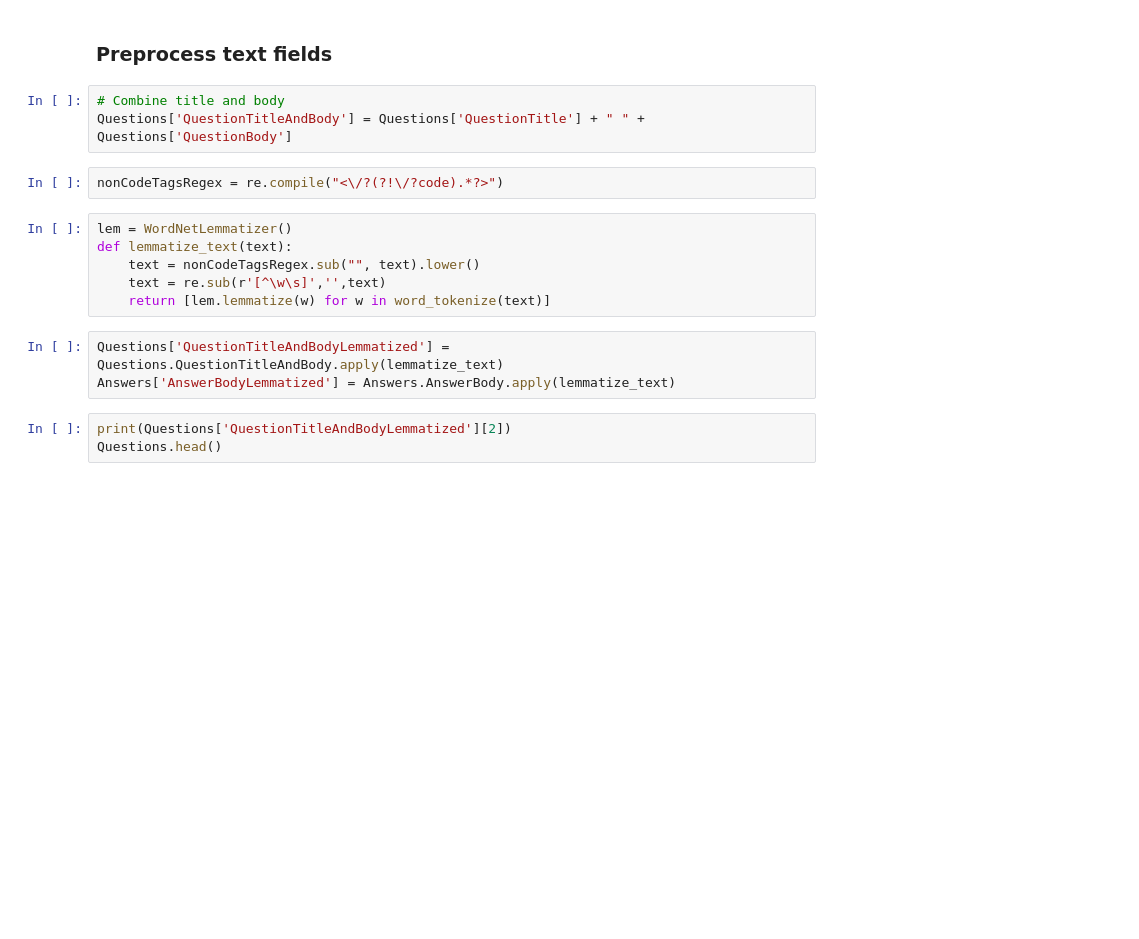
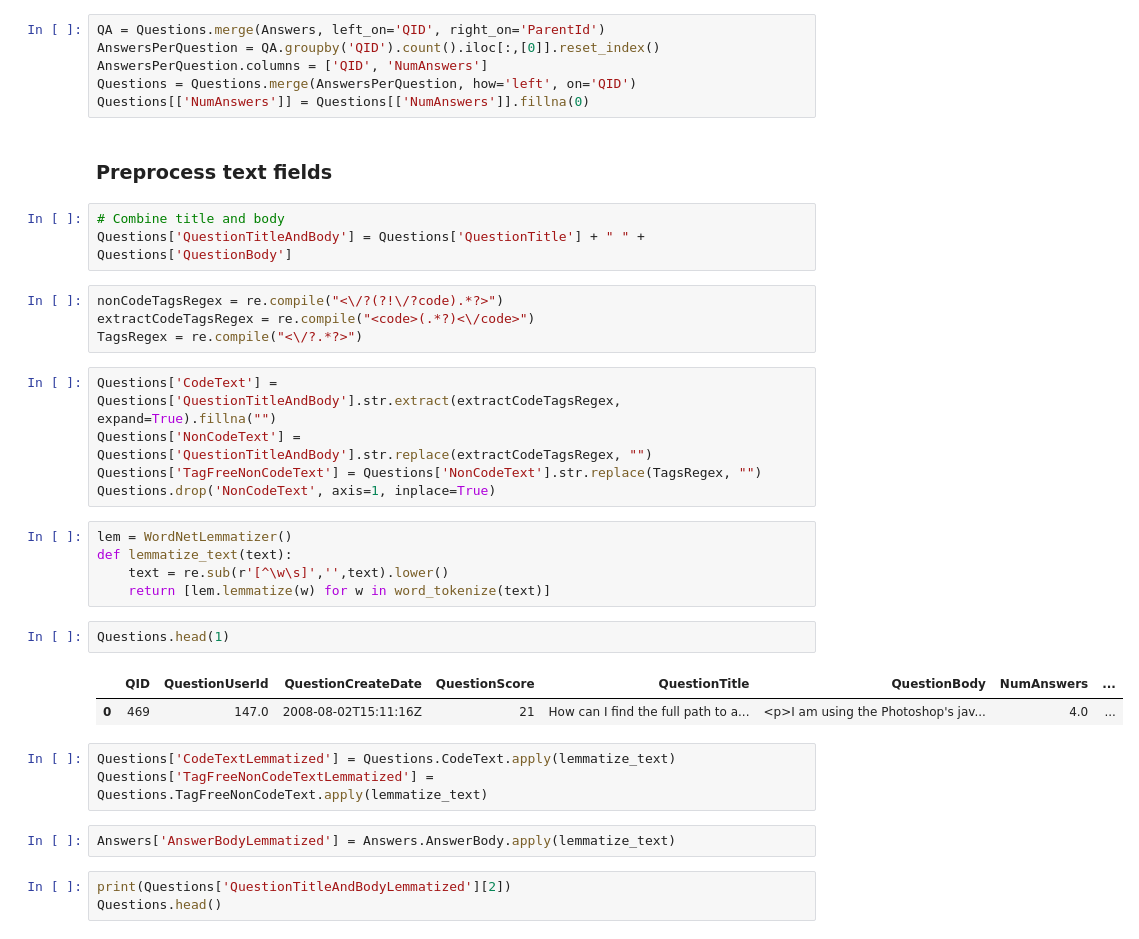
Before and after one commit to tjann/dmafinal, a Jupyter notebook: Text Processing.ipynb, the cells around one changed output. Drawn from its saved outputs; the diff is of its cells as text; blank space fills up the shorter version.

```diff
--- a/Text Processing.ipynb
+++ b/Text Processing.ipynb
@@ -73,3 +75,9 @@ Looks like this data is pretty clean. The only nulls are for users (probably use
+# %%
+QA = Questions.merge(Answers, left_on='QID', right_on='ParentId')
+AnswersPerQuestion = QA.groupby('QID').count().iloc[:,[0]].reset_index()
+AnswersPerQuestion.columns = ['QID', 'NumAnswers']
+Questions = Questions.merge(AnswersPerQuestion, how='left', on='QID')
+Questions[['NumAnswers']] = Questions[['NumAnswers']].fillna(0)
 # %% [markdown]
 ### Preprocess text fields
 # %%
@@ -77,14 +85,27 @@ Looks like this data is pretty clean. The only nulls are for users (probably use
 Questions['QuestionTitleAndBody'] = Questions['QuestionTitle'] + " " + Questions['QuestionBody']
 # %%
 nonCodeTagsRegex = re.compile("<\/?(?!\/?code).*?>")
+extractCodeTagsRegex = re.compile("<code>(.*?)<\/code>")
+TagsRegex = re.compile("<\/?.*?>")
+# %%
+Questions['CodeText'] = Questions['QuestionTitleAndBody'].str.extract(extractCodeTagsRegex, expand=True).fillna("")
+Questions['NonCodeText'] = Questions['QuestionTitleAndBody'].str.replace(extractCodeTagsRegex, "")
+Questions['TagFreeNonCodeText'] = Questions['NonCodeText'].str.replace(TagsRegex, "")
+Questions.drop('NonCodeText', axis=1, inplace=True)
 # %%
 lem = WordNetLemmatizer()
 def lemmatize_text(text):
-    text = nonCodeTagsRegex.sub("", text).lower()
-    text = re.sub(r'[^\w\s]','',text)
+    text = re.sub(r'[^\w\s]','',text).lower()
     return [lem.lemmatize(w) for w in word_tokenize(text)]
+# %%
+Questions.head(1)
+# %% [output]
+|  | QID | QuestionUserId | QuestionCreateDate | QuestionScore | QuestionTitle | QuestionBody | NumAnswers | ... |
+| 0 | 469 | 147.0 | 2008-08-02T15:11:16Z | 21 | How can I find the full path to a... | <p>I am using the Photoshop's jav... | 4.0 | ... |
+# %%
+Questions['CodeTextLemmatized'] = Questions.CodeText.apply(lemmatize_text)
+Questions['TagFreeNonCodeTextLemmatized'] = Questions.TagFreeNonCodeText.apply(lemmatize_text)
 # %%
-Questions['QuestionTitleAndBodyLemmatized'] = Questions.QuestionTitleAndBody.apply(lemmatize_text)
 Answers['AnswerBodyLemmatized'] = Answers.AnswerBody.apply(lemmatize_text)
 # %%
 print(Questions['QuestionTitleAndBodyLemmatized'][2])
```
Also changed, not shown: parts of 3 cells of this notebook, 3 other files.
